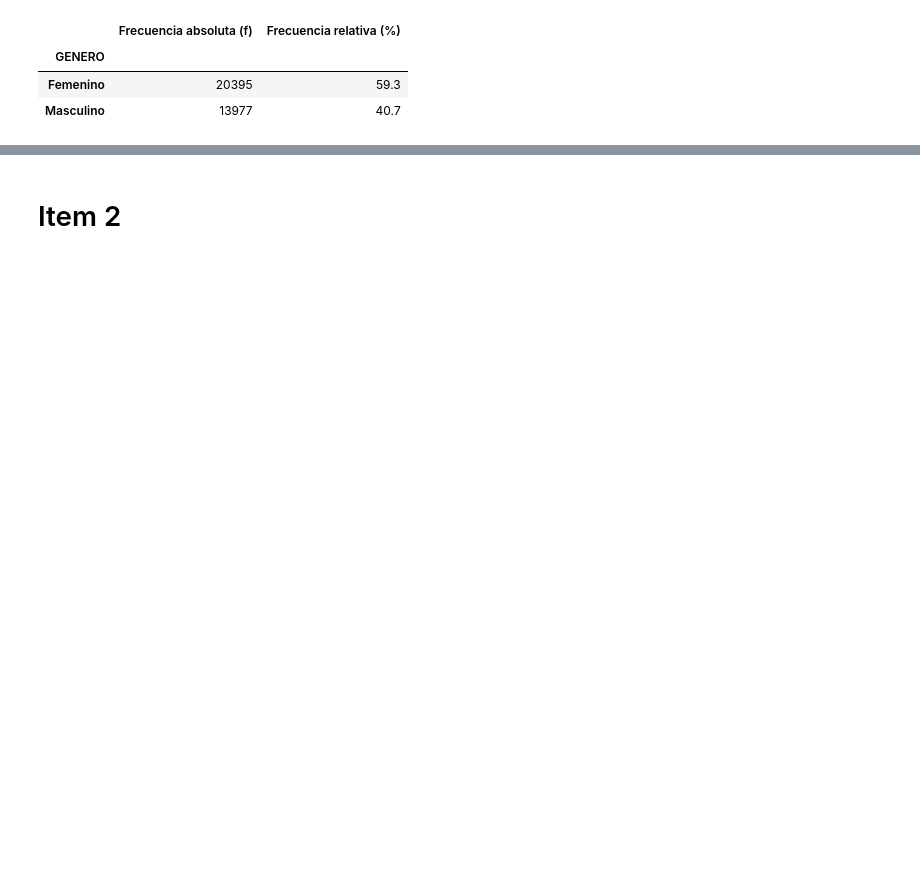
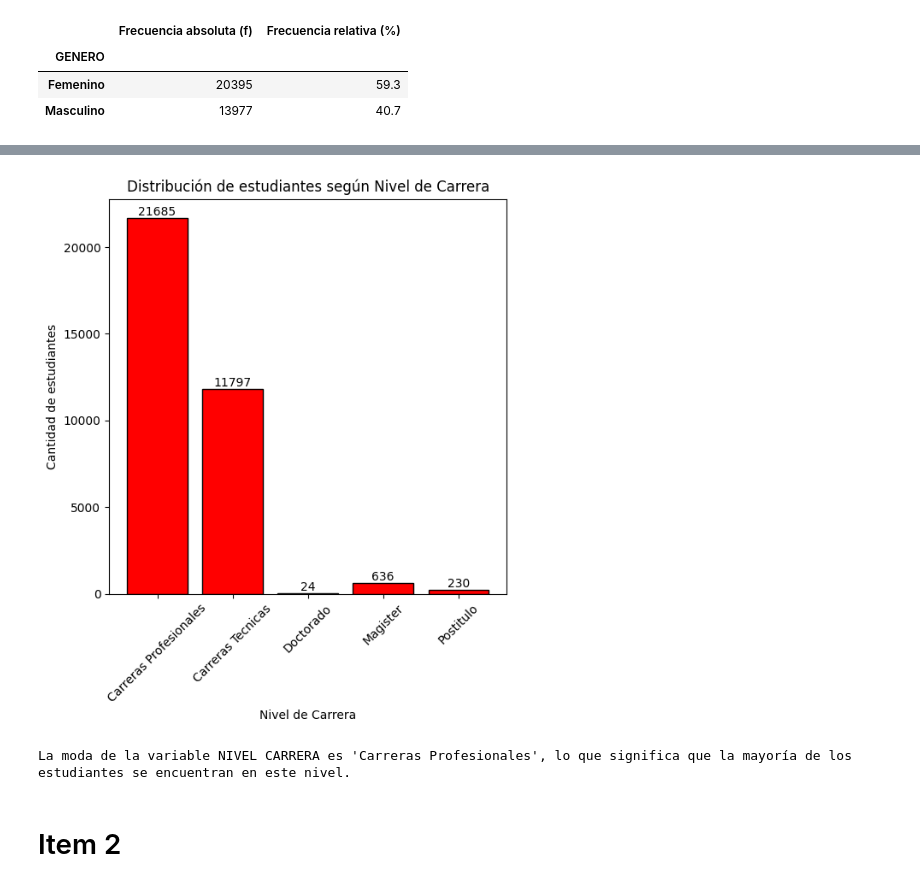
Before and after one commit to viceeeente/Estad-stica-Descriptiva, a Jupyter notebook: Trabajo-Practico/Trabajo_Practico_Instrucciones.ipynb, the cells around one changed output, grey strips where cells are left out. Saved outputs shown, nothing was run; the diff lists cells and outputs as text; code cells hidden in the pictures; blank space fills up the shorter version.

```diff
--- a/Trabajo-Practico/Trabajo_Practico_Instrucciones.ipynb
+++ b/Trabajo-Practico/Trabajo_Practico_Instrucciones.ipynb
@@ -54,0 +81,11 @@ tabla_genero
+# %%
+frecuencia_absoluta_2 = Matriculas.groupby('NIVEL CARRERA').size()
+muestra_2 = Matriculas.shape[0]
+frecuencia_relativa_2 = round(frecuencia_absoluta_2 / muestra_2 * 100, 1)
+
+tabla_nivel = pd.DataFrame({
+    'Frecuencia absoluta (f)': frecuencia_absoluta_2,
+    'Frecuencia relativa (%)': frecuencia_relativa_2
+})
+
+tabla_nivel
@@ -55,3 +100,23 @@ tabla_genero
+# %%
+Categorias = tabla_nivel.index
+f = tabla_nivel['Frecuencia absoluta (f)']
+
+fig, ax = plt.subplots(figsize=(6,6))
+barras = ax.bar(Categorias, f, color='red', edgecolor='black')
+
+ax.set_title('Distribución de estudiantes según Nivel de Carrera')
+ax.set_xlabel('Nivel de Carrera')
+ax.set_ylabel('Cantidad de estudiantes')
+ax.bar_label(barras)
+plt.xticks(rotation=45)
+plt.show()
+# %% [output]
+[figure, added]
+# %%
+moda_nivel = Matriculas['NIVEL CARRERA'].mode()[0]
+print(f"La moda de la variable NIVEL CARRERA es '{moda_nivel}', lo que significa que la mayoría de los estudiantes se encuentran en este nivel.")
+# %% [output]
+La moda de la variable NIVEL CARRERA es 'Carreras Profesionales', lo que significa que la mayoría de los estudiantes se encuentran en este nivel.
 # %%
 ## Variable 3 Cuantitativa discreta:
 ## Tabla de frecuencia f, h , F y H
```
Also changed, not shown: parts of 7 cells of this notebook.
